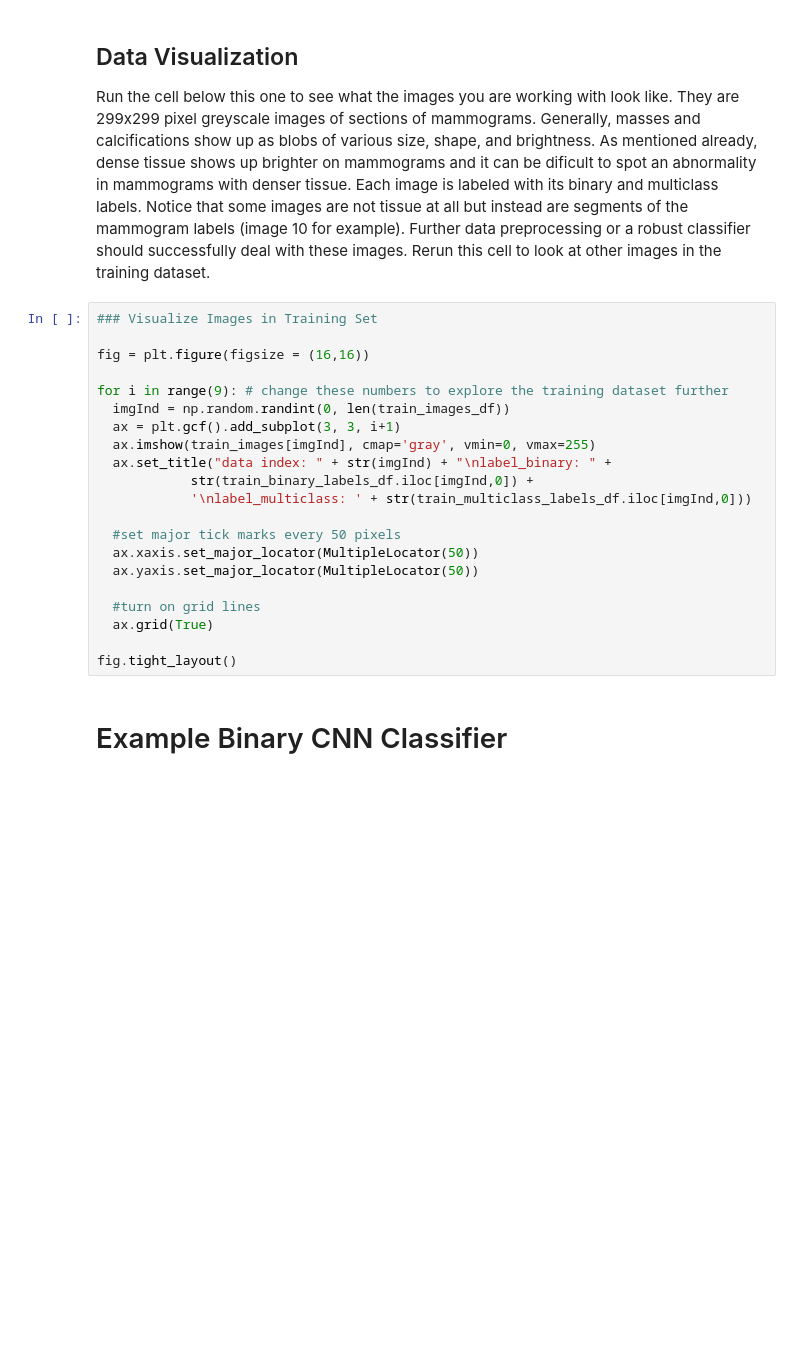
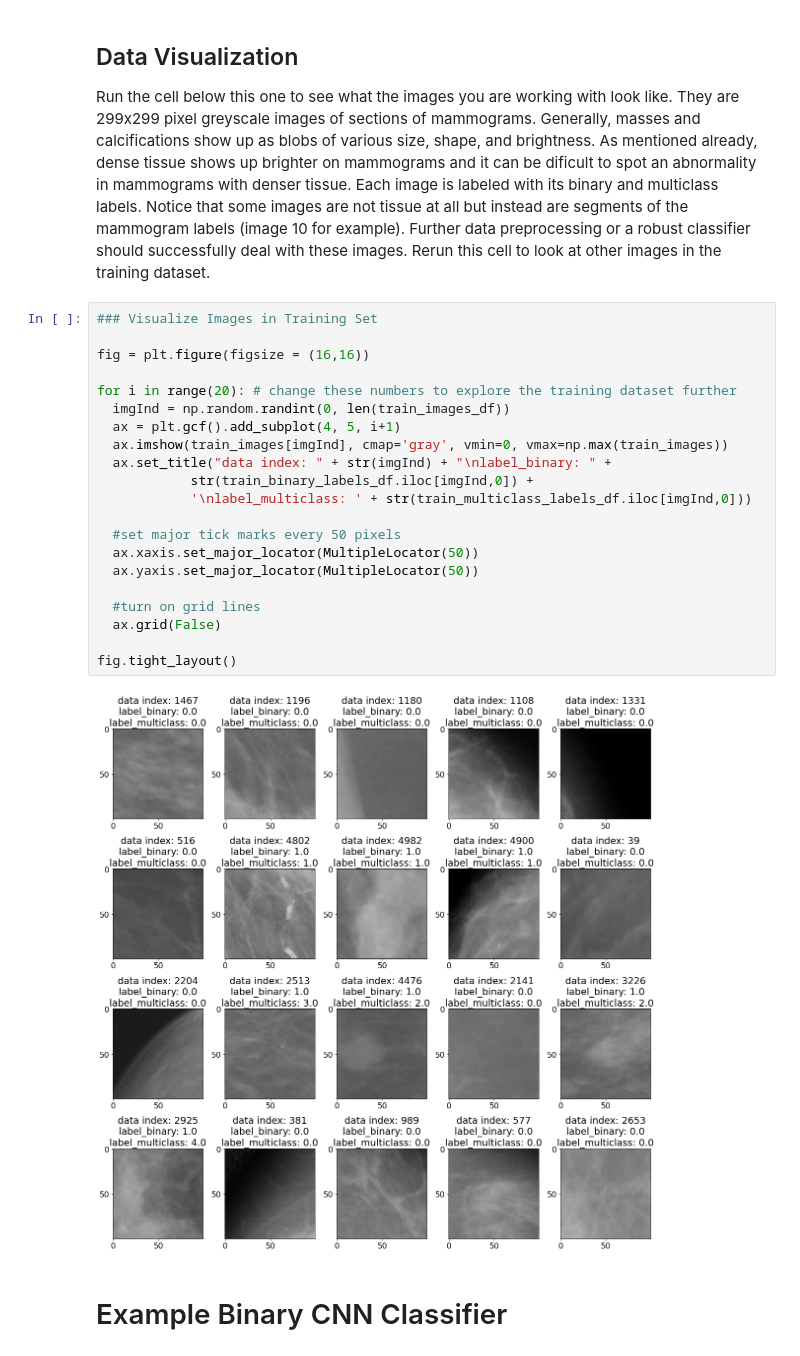
Before and after one commit to dnkim1/Week3Project, a Jupyter notebook: Mammogram_Analysis_Challenge_Deepnote.ipynb, the cells around one changed output. Saved outputs shown, nothing was run; the diff lists cells and outputs as text; blank space fills up the shorter version.

```diff
--- a/Mammogram_Analysis_Challenge_Deepnote.ipynb
+++ b/Mammogram_Analysis_Challenge_Deepnote.ipynb
@@ -198,24 +337,26 @@ Run the cell below this one to see what the images you are working with look lik
 # %%
 ### Visualize Images in Training Set
 
 fig = plt.figure(figsize = (16,16))
 
-for i in range(9): # change these numbers to explore the training dataset further
+for i in range(20): # change these numbers to explore the training dataset further
   imgInd = np.random.randint(0, len(train_images_df))
-  ax = plt.gcf().add_subplot(3, 3, i+1)
-  ax.imshow(train_images[imgInd], cmap='gray', vmin=0, vmax=255)
+  ax = plt.gcf().add_subplot(4, 5, i+1)
+  ax.imshow(train_images[imgInd], cmap='gray', vmin=0, vmax=np.max(train_images))
   ax.set_title("data index: " + str(imgInd) + "\nlabel_binary: " +
             str(train_binary_labels_df.iloc[imgInd,0]) +
             '\nlabel_multiclass: ' + str(train_multiclass_labels_df.iloc[imgInd,0]))
 
   #set major tick marks every 50 pixels
   ax.xaxis.set_major_locator(MultipleLocator(50))
   ax.yaxis.set_major_locator(MultipleLocator(50))
 
   #turn on grid lines
-  ax.grid(True)
+  ax.grid(False)
 
 fig.tight_layout()
+# %% [output]
+[figure, added]
 # %% [markdown]
 # Example Binary CNN Classifier
 # %%
```
Also changed, not shown: parts of 31 cells of this notebook, 2 other files.
